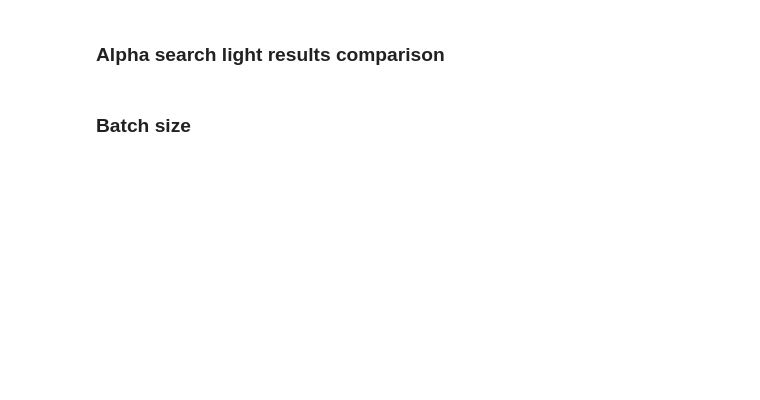
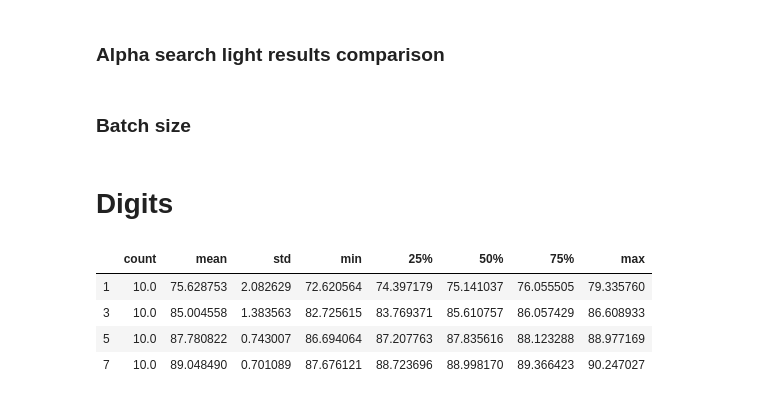
Before and after one commit to LukasHedegaard/dage, a Jupyter notebook: notebooks/test-eval.ipynb, the cells around one changed output. Cells and saved outputs as stored; diff of their text form; code cells hidden in the pictures; blank space fills up the shorter version.

```diff
--- a/notebooks/test-eval.ipynb
+++ b/notebooks/test-eval.ipynb
@@ -16,9 +16,9 @@ def load_json(path):
     return cfg
 
 RUNS_DIR = Path(realpath('.')) / 'runs'
-if not 'domain-adaptation/runs' in str(RUNS_DIR):
+if not 'dage/runs' in str(RUNS_DIR):
     RUNS_DIR = Path(realpath('.')).parent / 'runs'
-assert('domain-adaptation/runs' in str(RUNS_DIR))
+assert('dage/runs' in str(RUNS_DIR))
 # %%
 def load_cls_rep_paths_new(
     method,
@@ -1121,3 +1121,28 @@ ax.figsize=(10,4)
 # plt.legend(loc='lower left')
 # plt.ylim((60,74))
 plt.savefig('batch_size-AD-line.pdf')
+# %% [markdown]
+# Digits
+# %%
+ccsa_mu = pd.concat([
+    get_score_new(
+        report_paths=load_cls_rep_paths_new(
+            method='ccsa',
+            experiment_id='ccsa_mnist_usps',
+            config_dict={
+                'num_target_samples_per_class':num_tgt
+            }
+        ),
+        metric='recall',
+        avg_types=['weighted avg'],
+        map_col_name=lambda n: '{}'.format(num_tgt)
+    )*100
+    for num_tgt in [1,3,5,7]
+], sort=False)
+ccsa_mu.describe().T
+# %% [output]
+|  | count | mean | std | min | 25% | 50% | 75% | max |
+| 1 | 10.0 | 75.628753 | 2.082629 | 72.620564 | 74.397179 | 75.141037 | 76.055505 | 79.335760 |
+| 3 | 10.0 | 85.004558 | 1.383563 | 82.725615 | 83.769371 | 85.610757 | 86.057429 | 86.608933 |
+| 5 | 10.0 | 87.780822 | 0.743007 | 86.694064 | 87.207763 | 87.835616 | 88.123288 | 88.977169 |
+| 7 | 10.0 | 89.048490 | 0.701089 | 87.676121 | 88.723696 | 88.998170 | 89.366423 | 90.247027 |
```
Also changed, not shown: parts of 4 cells of this notebook.
